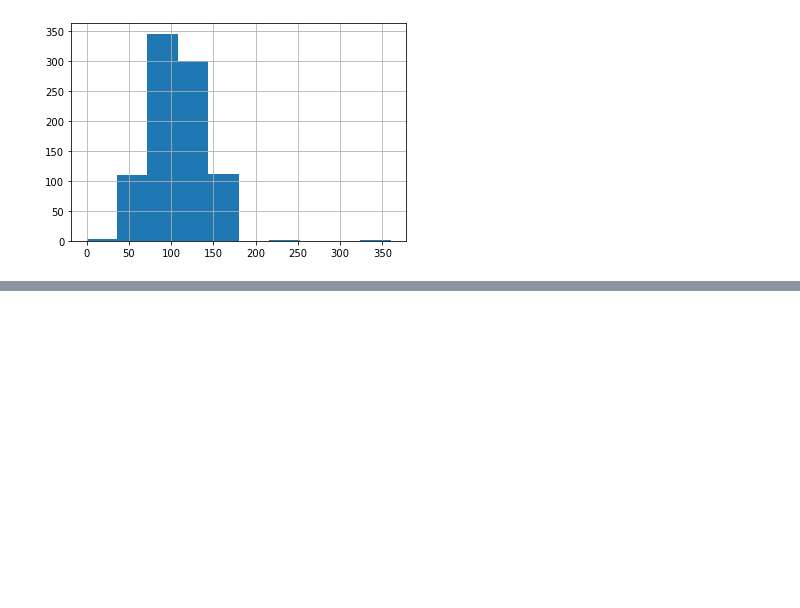
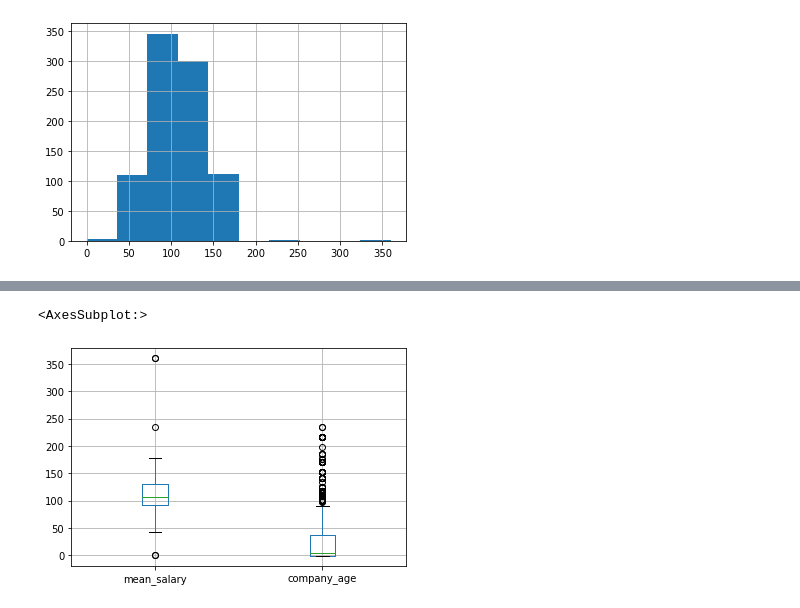
Before and after one commit to claugd/glassdoor_ds, a Jupyter notebook: data_eda.ipynb, the cells around one changed output, grey strips where cells are left out. Cells and saved outputs as stored; diff of their text form; code cells hidden in the pictures; blank space fills up the shorter version.

```diff
--- a/data_eda.ipynb
+++ b/data_eda.ipynb
@@ -90,0 +176,5 @@ df.mean_salary.hist()
+# %%
+df.boxplot(column = ["mean_salary","company_age"] )
+# %% [output]
+<AxesSubplot:>
+[figure, added]
```
Also changed, not shown: parts of 18 cells of this notebook.
